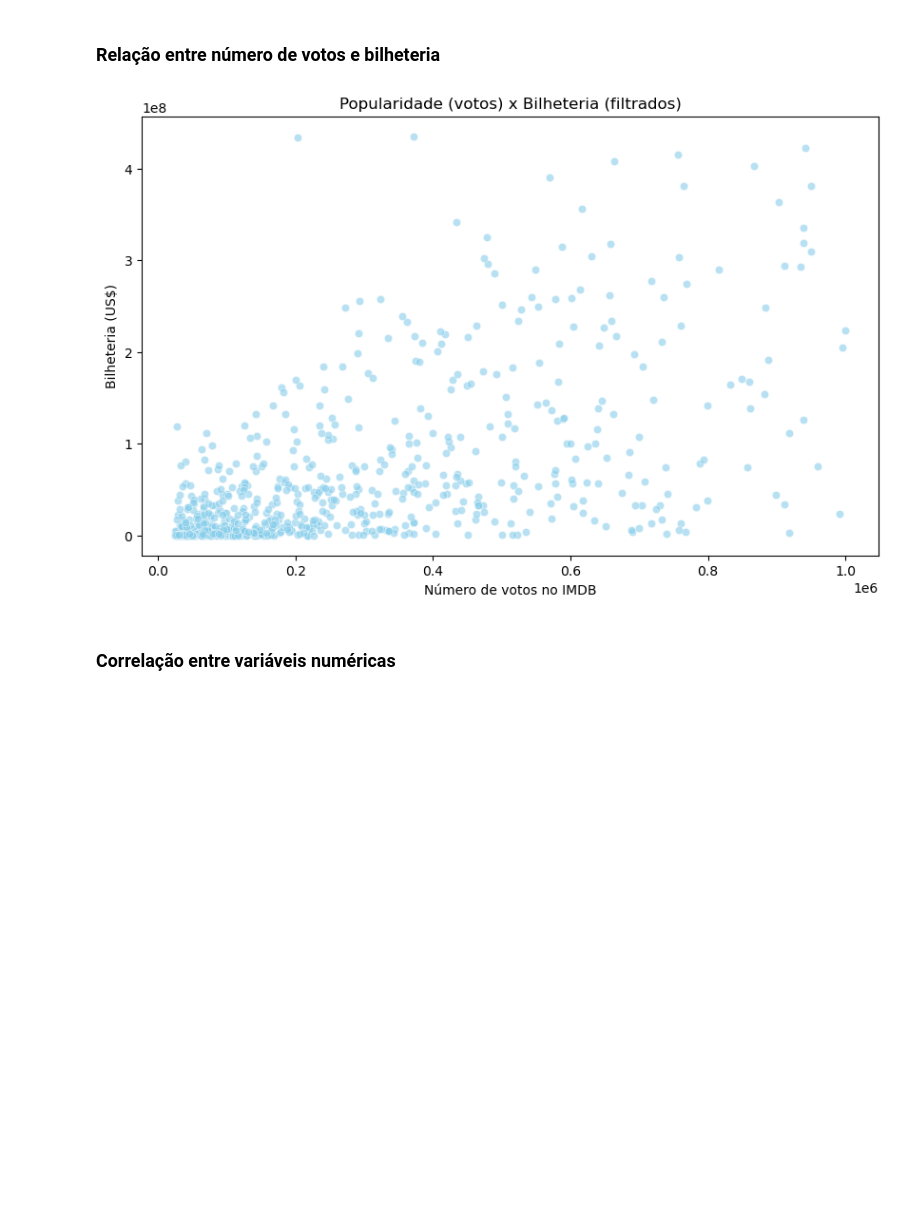
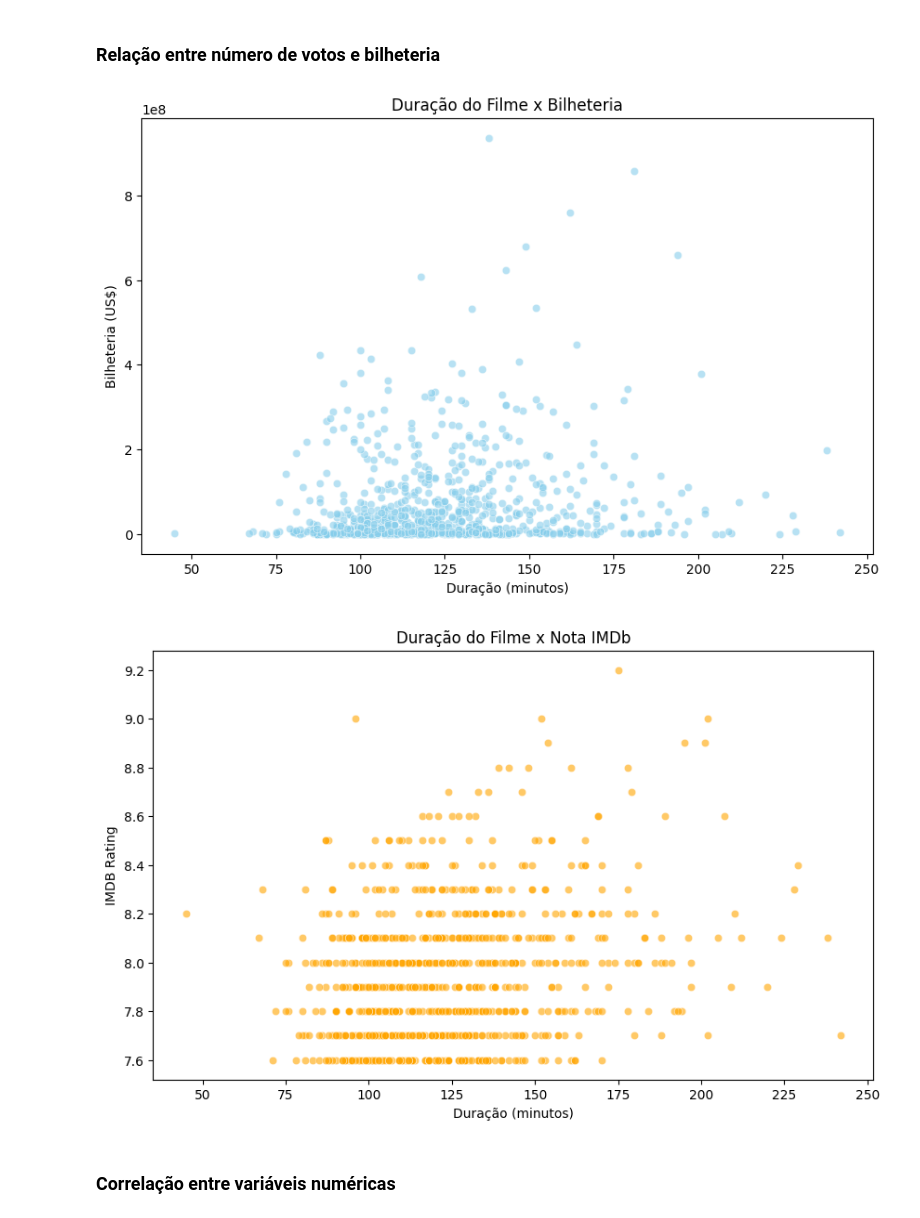
Before and after one commit to IsacAnd/desafio_insidium, a Jupyter notebook: EDA_e_análise_estatística.ipynb, the cells around one changed output. Saved outputs shown, nothing was run; the diff lists cells and outputs as text; code cells hidden in the pictures; blank space fills up the shorter version.

```diff
--- a/EDA_e_análise_estatística.ipynb
+++ b/EDA_e_análise_estatística.ipynb
@@ -165,19 +165,40 @@ plt.show()
 # %% [markdown]
 ### Relação entre número de votos e bilheteria
 # %%
-# retirando alguns filmes que tiveram uma receita muito grande ou muitos números de votos (outliers)
-filtered = df[(df['Gross'] <= 500_000_000) & (df['No_of_Votes'] <= 1_000_000)]
+# convertendo tempo de duração para numérico
+def parse_runtime(x):
+    try:
+        return int(str(x).replace(' min',''))
+    except:
+        return np.nan
 
+df['Runtime'] = df['Runtime'].apply(parse_runtime)
+df['Gross'] = pd.to_numeric(df['Gross'], errors='coerce')
+
+# descarte de valores inválidos
+df_plot = df.dropna(subset=['Runtime', 'Gross', 'IMDB_Rating'])
+
+import matplotlib.pyplot as plt
+import seaborn as sns
+
+# Duração x Bilheteria
 plt.figure(figsize=(10,6))
-sns.scatterplot(x="No_of_Votes", y="Gross", data=filtered, alpha=0.6, color="skyblue")
+sns.scatterplot(x='Runtime', y='Gross', data=df_plot, alpha=0.6, color='skyblue')
+plt.title('Duração do Filme x Bilheteria')
+plt.xlabel('Duração (minutos)')
+plt.ylabel('Bilheteria (US$)')
+plt.show()
 
-plt.title("Popularidade (votos) x Bilheteria (filtrados)")
-plt.xlabel("Número de votos no IMDB")
-plt.ylabel("Bilheteria (US$)")
-
+# Duração x Nota IMDb
+plt.figure(figsize=(10,6))
+sns.scatterplot(x='Runtime', y='IMDB_Rating', data=df_plot, alpha=0.6, color='orange')
+plt.title('Duração do Filme x Nota IMDb')
+plt.xlabel('Duração (minutos)')
+plt.ylabel('IMDB Rating')
 plt.show()
 # %% [output]
-[figure, old version]
+[figure, new version]
+[figure, added]
 # %% [markdown]
 ### Correlação entre variáveis numéricas
 # %%
```
Also changed, not shown: parts of 16 cells of this notebook, 3 other files.
